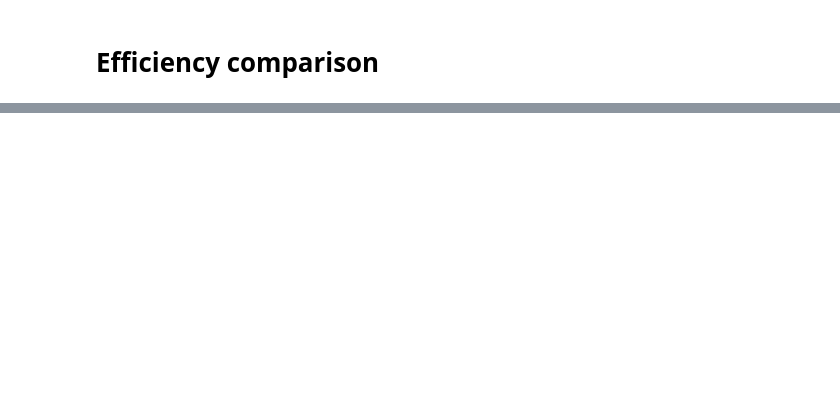
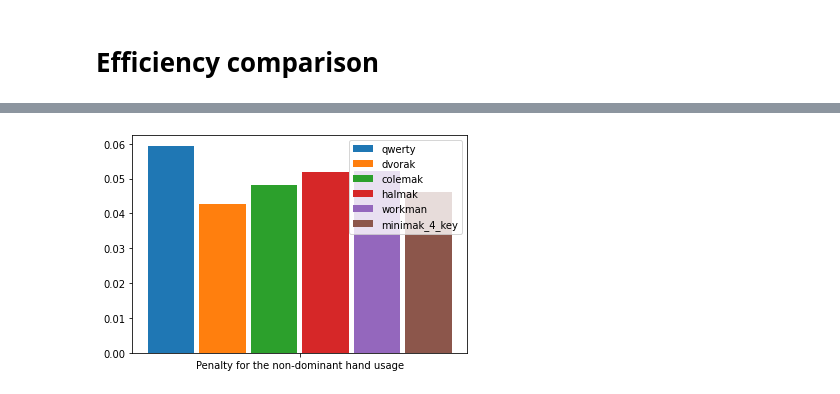
Before and after one commit to ivanjermakov/yakl, a Jupyter notebook: comparison.ipynb, the cells around one changed output, grey strips where cells are left out. Drawn from its saved outputs; the diff is of its cells as text; code cells hidden in the pictures; blank space fills up the shorter version.

```diff
--- a/comparison.ipynb
+++ b/comparison.ipynb
@@ -82,0 +17,4 @@ plt.show()
+# %%
+compare_layouts(lambda tp: tp.hand, "Penalty for the non-dominant hand usage")
+# %% [output]
+[figure, added]
```
Also changed, not shown: parts of 12 cells of this notebook, 3 other files.
